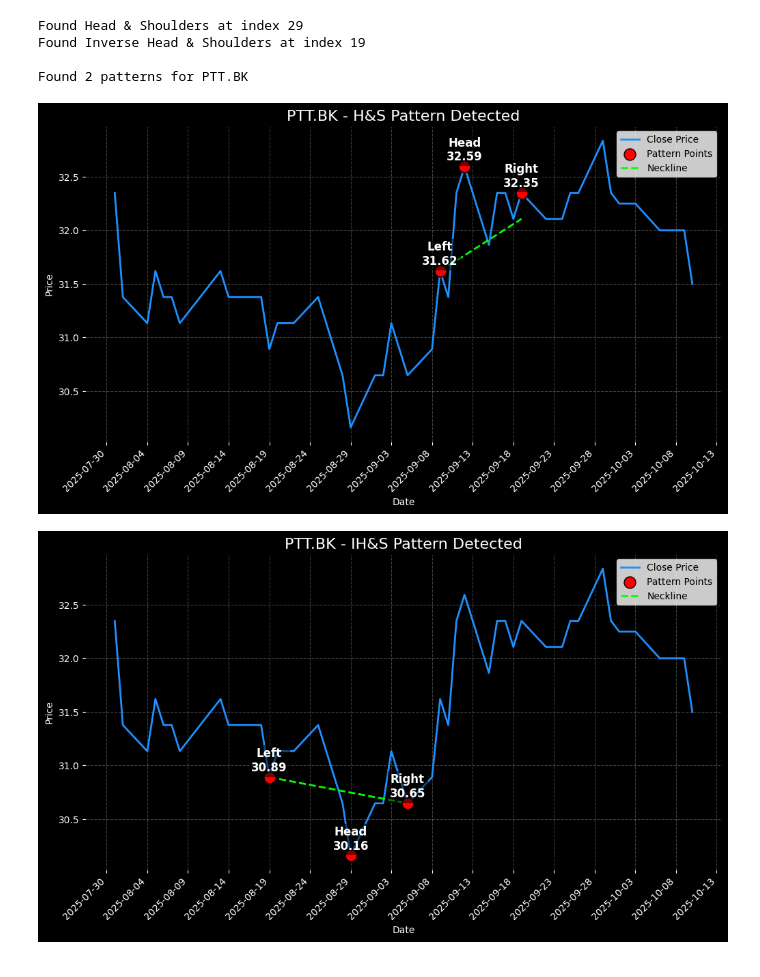
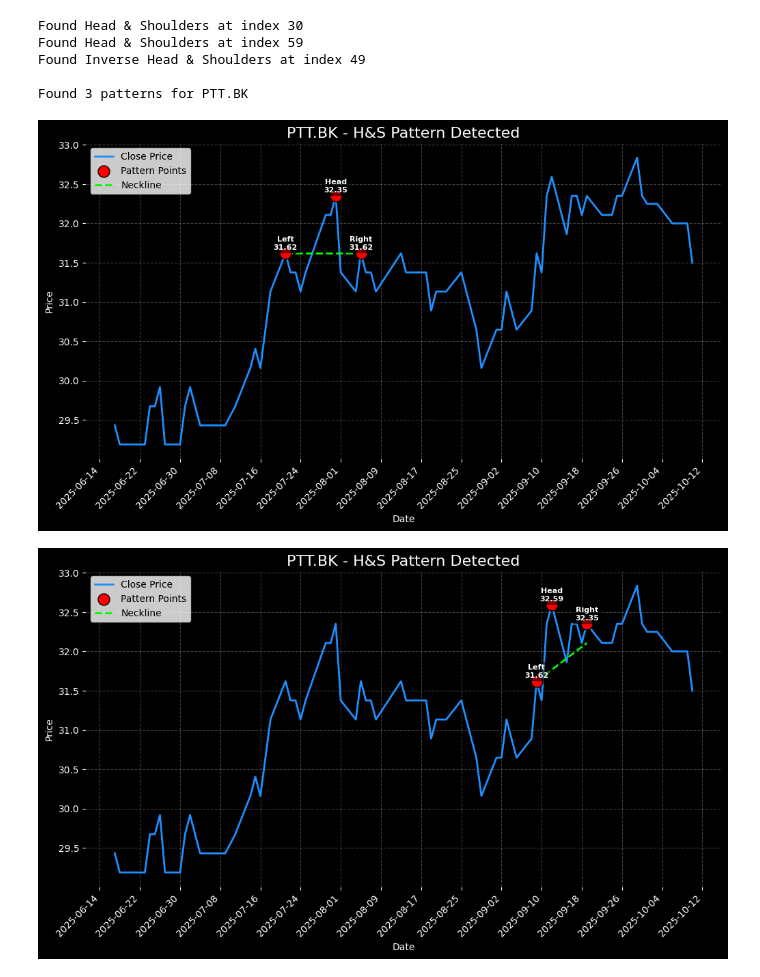
Before and after one commit to hilmanyusoh/Stock-market-chart-pattern-recognition-using-deep-learning, a Jupyter notebook: chartpattern/head_and_shoulder.ipynb, the cells around one changed output. Cells and saved outputs as stored; diff of their text form; code cells hidden in the pictures.

```diff
--- a/chartpattern/head_and_shoulder.ipynb
+++ b/chartpattern/head_and_shoulder.ipynb
@@ -92,7 +92,7 @@ def detect_head_shoulders(df, distance=5, tolerance=0.03, debug=False):
 
 # 4️⃣ ใช้งาน 50 วันล่าสุด
 symbol = "PTT.BK"
-df = get_candlestick_data(symbol, days=50)
+df = get_candlestick_data(symbol, days=80)
 patterns = detect_head_shoulders(df, distance=3, tolerance=0.05, debug=True)
 
 
@@ -118,7 +118,7 @@ for p in patterns:
     labels = ['Left', 'Head', 'Right']
     for i, idx in enumerate(points_idx):
         plt.text(df.index[idx], points_price[i]*1.001, f"{labels[i]}\n{points_price[i]:.2f}",
-                 color='white', fontsize=12, fontweight='bold',
+                 color='white', fontsize=8, fontweight='bold',
                  ha='center', va='bottom', zorder=6, bbox=dict(facecolor='black', alpha=0.5, pad=2))
 
     # วาดเส้น neck line
@@ -128,35 +128,36 @@ for p in patterns:
     neck_end = neck_start + p['neck_slope'] * (right_idx - left_idx)
     plt.plot([df.index[left_idx], df.index[right_idx]],
              [neck_start, neck_end],
              color='lime', linewidth=2, linestyle='--', label='Neckline')
 
     # ปรับแกน X ให้แสดงวัน/เดือน
     plt.gca().xaxis.set_major_formatter(mdates.DateFormatter('%Y-%m-%d'))
     plt.gca().xaxis.set_major_locator(mdates.DayLocator(interval=max(1, len(df)//10)))
     plt.xticks(rotation=45, ha='right')
 
     # ทำให้ tick labels เป็นสีขาว
     plt.gca().tick_params(axis='x', colors='white')
     plt.gca().tick_params(axis='y', colors='white')
 
     # แกน Y แสดงราคาจริง
     plt.ylabel('Price', color='white')
 
     # ปรับ theme
     plt.title(f"{symbol} - {p['type']} Pattern Detected", fontsize=16, color='white')
     plt.xlabel('Date', color='white')
     plt.grid(True, color='gray', linestyle='--', alpha=0.5)
 
     # แบ็คกราวด์ dark
     plt.gca().set_facecolor('black')
     plt.gcf().patch.set_facecolor('black')
 
     plt.legend()
     plt.show()
 # %% [output]
-Found Head & Shoulders at index 29
-Found Inverse Head & Shoulders at index 19
+Found Head & Shoulders at index 30
+Found Head & Shoulders at index 59
+Found Inverse Head & Shoulders at index 49
 
-Found 2 patterns for PTT.BK
+Found 3 patterns for PTT.BK
-[figure, old version]
+[figure, new version]
-[figure, old version]
+[figure, new version]
```
Also changed, not shown: parts of 1 cell of this notebook, 3 other files.
